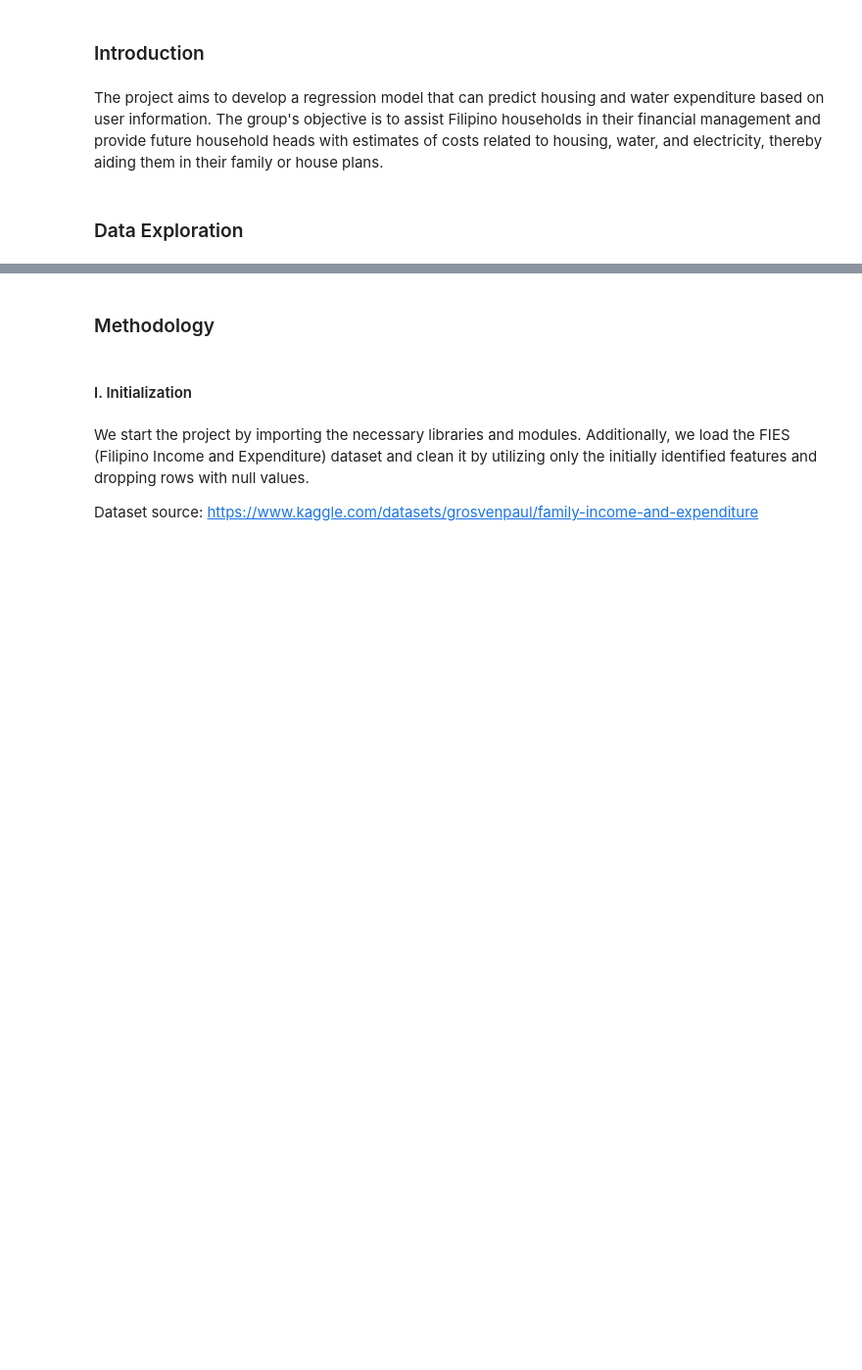
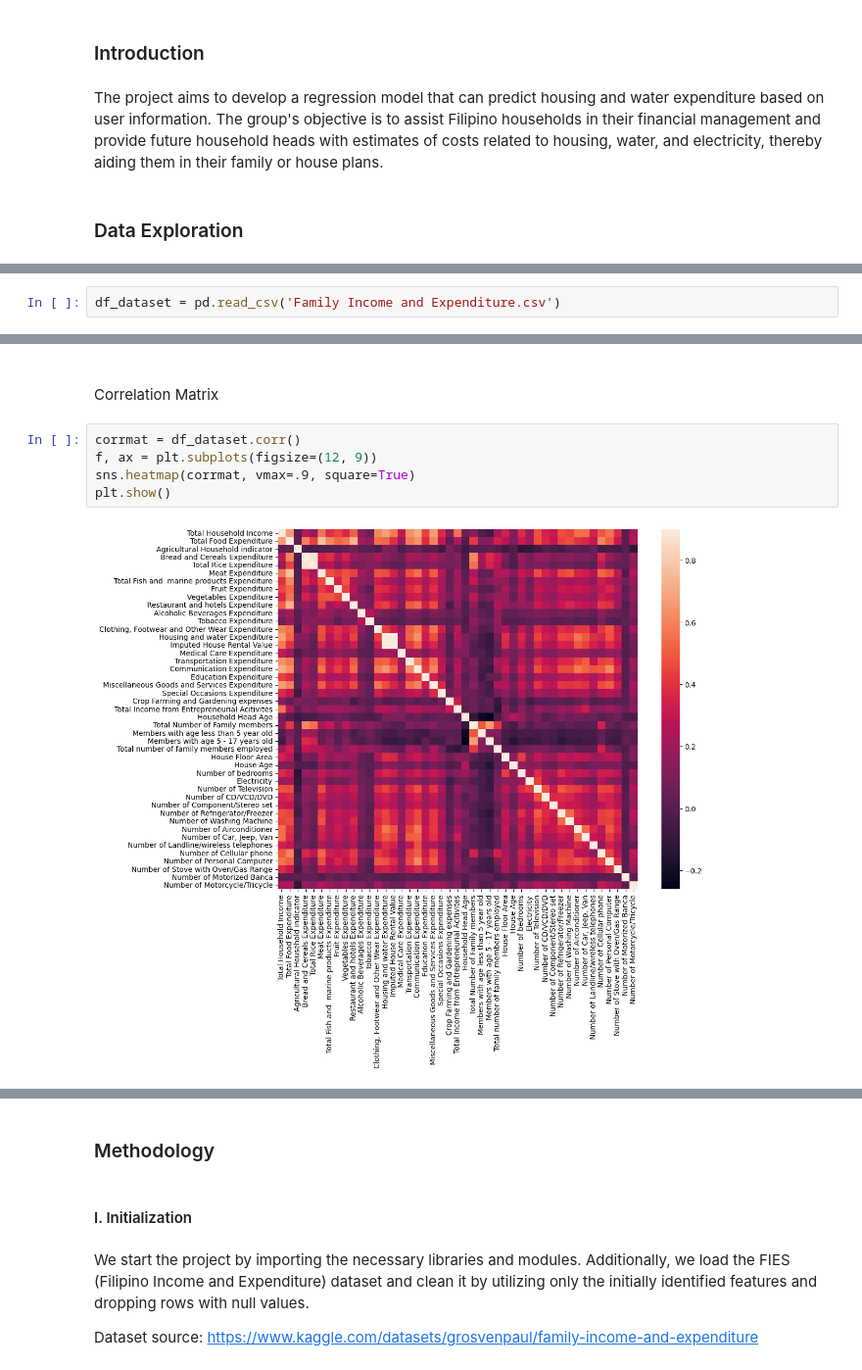
Before and after one commit to d1w1rm4/CS180-Project, a Jupyter notebook: model_code.ipynb, the cells around one changed output, grey strips where cells are left out. Shown at 98% size. Drawn from its saved outputs; the diff is of its cells as text; blank space fills up the shorter version.

```diff
--- a/model_code.ipynb
+++ b/model_code.ipynb
@@ -10,0 +23,2 @@ The project aims to develop a regression model that can predict housing and wate
+# %%
+df_dataset = pd.read_csv('Family Income and Expenditure.csv')
@@ -10,0 +57,10 @@ The project aims to develop a regression model that can predict housing and wate
+# %% [markdown]
+######
+Correlation Matrix
+# %%
+corrmat = df_dataset.corr()
+f, ax = plt.subplots(figsize=(12, 9))
+sns.heatmap(corrmat, vmax=.9, square=True)
+plt.show()
+# %% [output]
+[figure, added]
```
Also changed, not shown: parts of 45 cells of this notebook, 4 other files.
